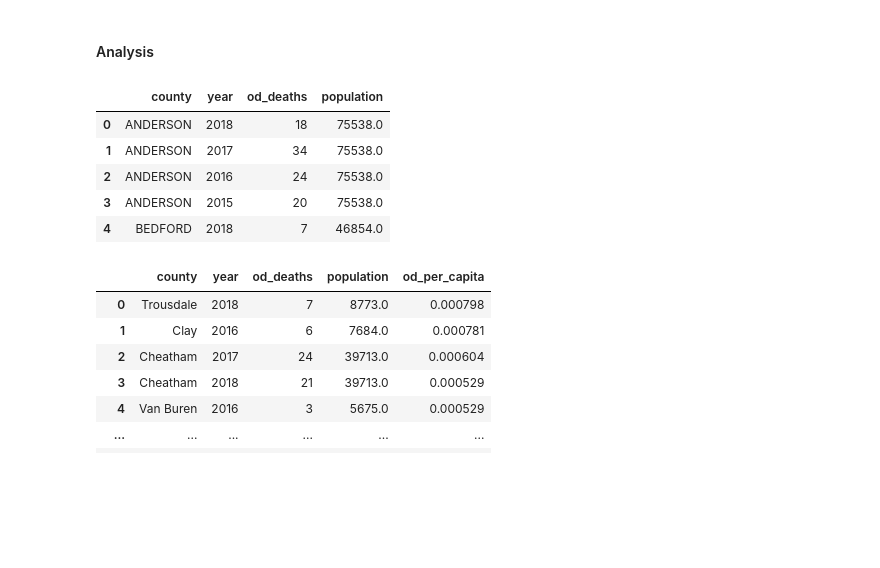
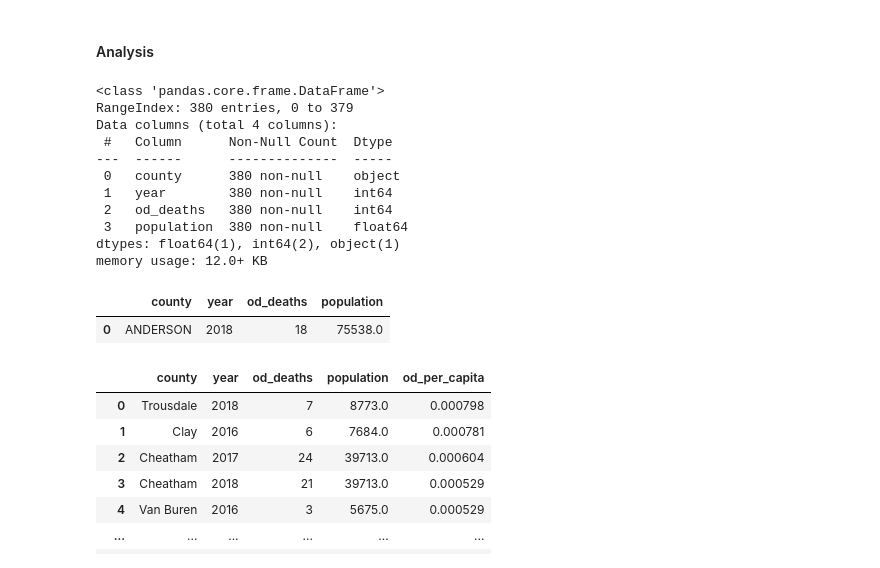
Before and after one commit to jaredjab/PYTHON-prescription-drugs, a Jupyter notebook: Prescription_Drugs_Analysis.ipynb, the cells around one changed output. Saved outputs shown, nothing was run; the diff lists cells and outputs as text; code cells hidden in the pictures; blank space fills up the shorter version.

```diff
--- a/Prescription_Drugs_Analysis.ipynb
+++ b/Prescription_Drugs_Analysis.ipynb
@@ -27,20 +42,28 @@ counties = gpd.read_file('../geospatial-jaredjab/data/county/tncounty.shp')
 # %%
 with engine.connect() as connection:
     odpc = pd.read_sql(text('''
 SELECT county, year, overdose_deaths AS od_deaths, population
 FROM overdose_deaths AS odd
 JOIN fips_county AS fc ON odd.fipscounty = fc.fipscounty::int
     LEFT JOIN population AS pop ON odd.fipscounty = pop.fipscounty::int;
                               '''), con = connection)
 
-odpc.head()
+odpc.info()
+odpc.head(1)
 # %% [output]
+<class 'pandas.core.frame.DataFrame'>
+RangeIndex: 380 entries, 0 to 379
+Data columns (total 4 columns):
+ #   Column      Non-Null Count  Dtype
+---  ------      --------------  -----
+ 0   county      380 non-null    object
+ 1   year        380 non-null    int64
+ 2   od_deaths   380 non-null    int64
+ 3   population  380 non-null    float64
+dtypes: float64(1), int64(2), object(1)
+memory usage: 12.0+ KB
 |  | county | year | od_deaths | population |
 | 0 | ANDERSON | 2018 | 18 | 75538.0 |
-| 1 | ANDERSON | 2017 | 34 | 75538.0 |
-| 2 | ANDERSON | 2016 | 24 | 75538.0 |
-| 3 | ANDERSON | 2015 | 20 | 75538.0 |
-| 4 | BEDFORD | 2018 | 7 | 46854.0 |
 # %%
 odpc['od_per_capita'] = odpc.od_deaths / odpc.population
 odpc = odpc.sort_values(by='od_per_capita', ascending = False).reset_index(drop = True)
```
Also changed, not shown: parts of 25 cells of this notebook, 5 other files.
